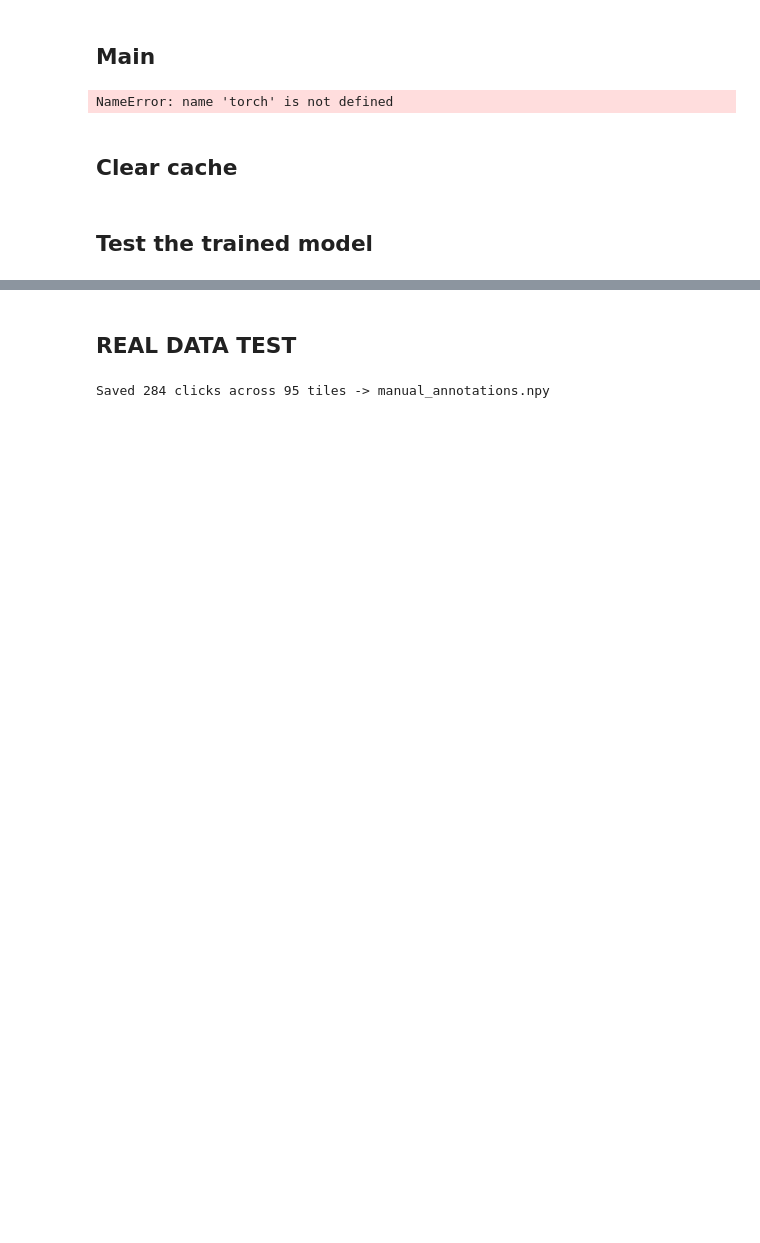
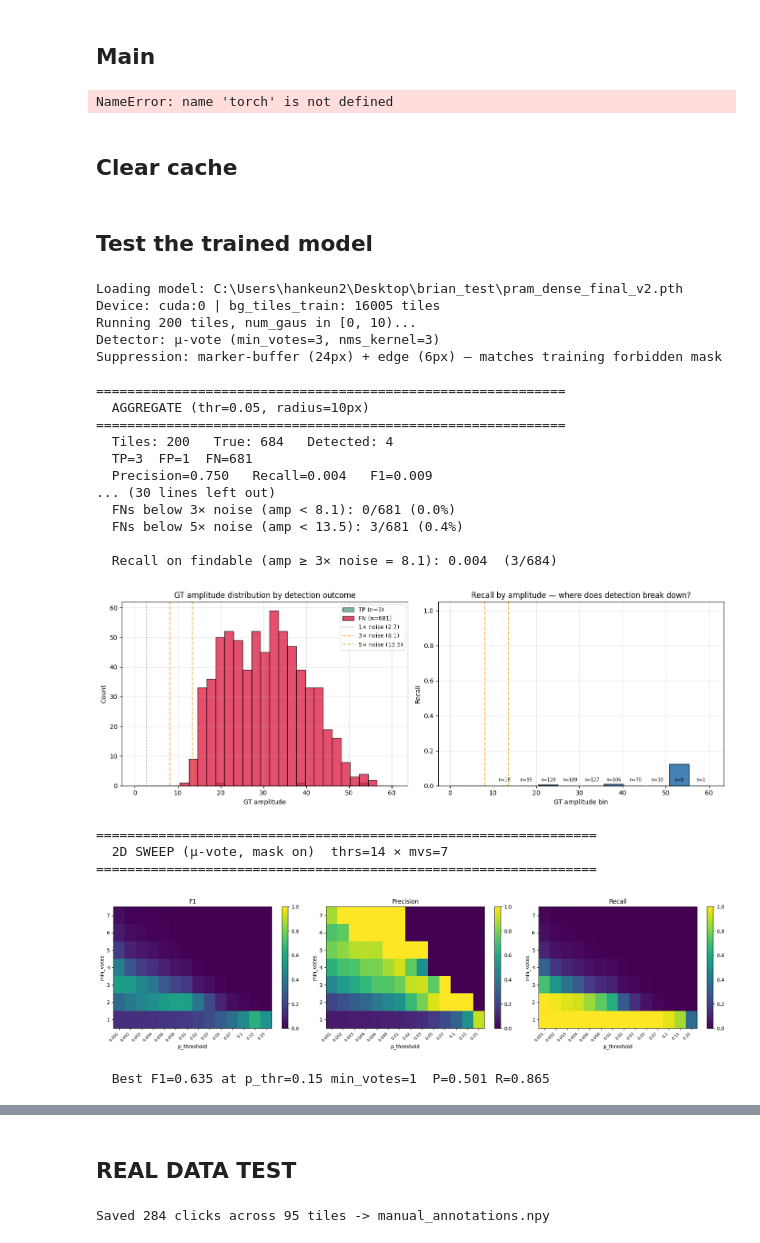
Before and after one commit to superstem000/LOCA_PRAM, a Jupyter notebook: LOCA_PRAM_main_downsampled.ipynb, the cells around one changed output, grey strips where cells are left out. Cells and saved outputs as stored; diff of their text form; code cells hidden in the pictures; blank space fills up the shorter version.

```diff
--- a/LOCA_PRAM_main_downsampled.ipynb
+++ b/LOCA_PRAM_main_downsampled.ipynb
@@ -2188,31 +2188,55 @@ def run_validation_test(model, device, bg_tiles, num_test_tiles=200,
             axes[row, 2].set_title(f'detection mask (blue) + forbidden (red)')
             axes[row, 2].axis('off')
         plt.tight_layout(); plt.show()
 
     return per_tile
 
 
 # ============ RUN ============
 if __name__ == '__main__':
     model = GaussianMixtureModel(num_channels=1)
-    model_path = os.path.join(os.getcwd(), 'pram_dense.pth')
+    model_path = os.path.join(os.getcwd(), 'pram_dense_final_v2.pth')
     device = torch.device("cuda:0" if torch.cuda.is_available() else "cpu")
     print(f"Loading model: {model_path}")
     model.load_state_dict(torch.load(model_path, map_location=device))
     model.to(device)
     print(f"Device: {device} | bg_tiles_train: {len(bg_tiles_train)} tiles")
 
     results = run_validation_test(
         model=model, device=device,
         bg_tiles=bg_tiles_train,
         num_test_tiles=200,
         p_threshold=0.05,
         match_radius=10,
         num_gaus_low=0, num_gaus_high=10,
         noise_floor=2.7,
         min_area=1,
         show_examples=5,
         threshold_sweep=True,
         amplitude_analysis=True,
         runtime_benchmark=True,
     )
+# %% [output]
+Loading model: C:\Users\hankeun2\Desktop\brian_test\pram_dense_final_v2.pth
+Device: cuda:0 | bg_tiles_train: 16005 tiles
+Running 200 tiles, num_gaus in [0, 10)...
+Detector: μ-vote (min_votes=3, nms_kernel=3)
+Suppression: marker-buffer (24px) + edge (6px) — matches training forbidden mask
+
+============================================================
+  AGGREGATE (thr=0.05, radius=10px)
+============================================================
+  Tiles: 200   True: 684   Detected: 4
+  TP=3  FP=1  FN=681
+  Precision=0.750   Recall=0.004   F1=0.009
+... (30 lines left out)
+  FNs below 3× noise (amp < 8.1): 0/681 (0.0%)
+  FNs below 5× noise (amp < 13.5): 3/681 (0.4%)
+
+  Recall on findable (amp ≥ 3× noise = 8.1): 0.004  (3/684)
+[figure, added]
+================================================================
+  2D SWEEP (μ-vote, mask on)  thrs=14 × mvs=7
+================================================================
+[figure, added]
+  Best F1=0.635 at p_thr=0.15 min_votes=1  P=0.501 R=0.865
```
Also changed, not shown: parts of 5 cells of this notebook, 1 other file.
